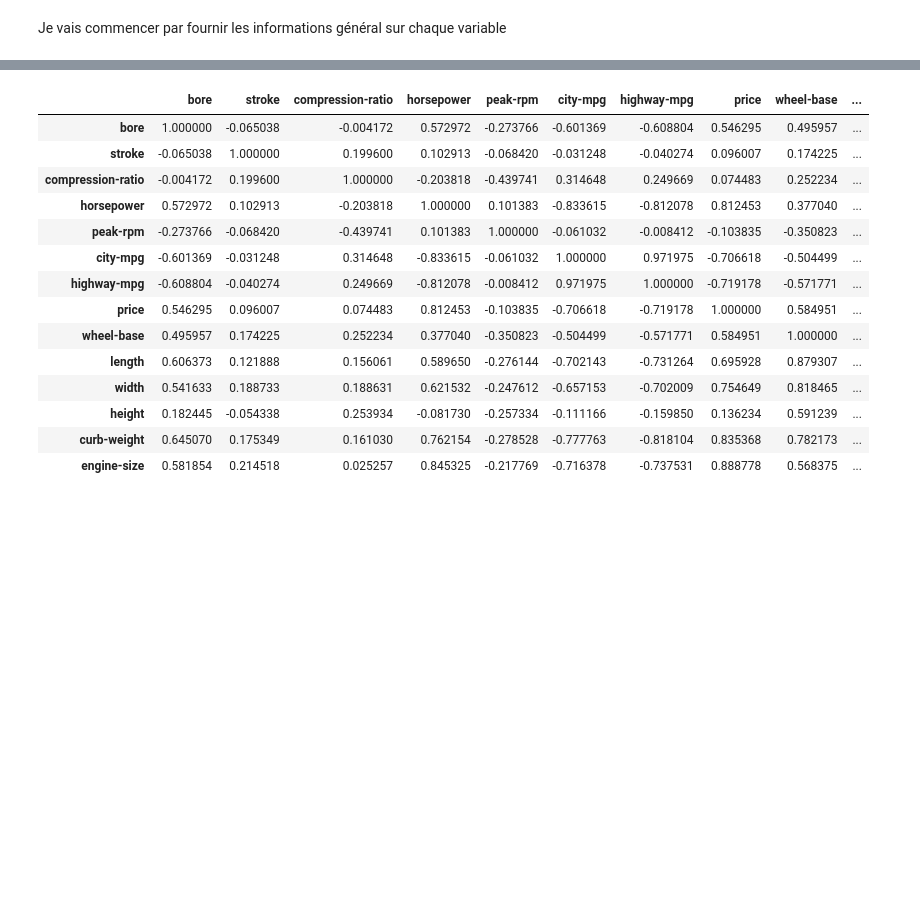
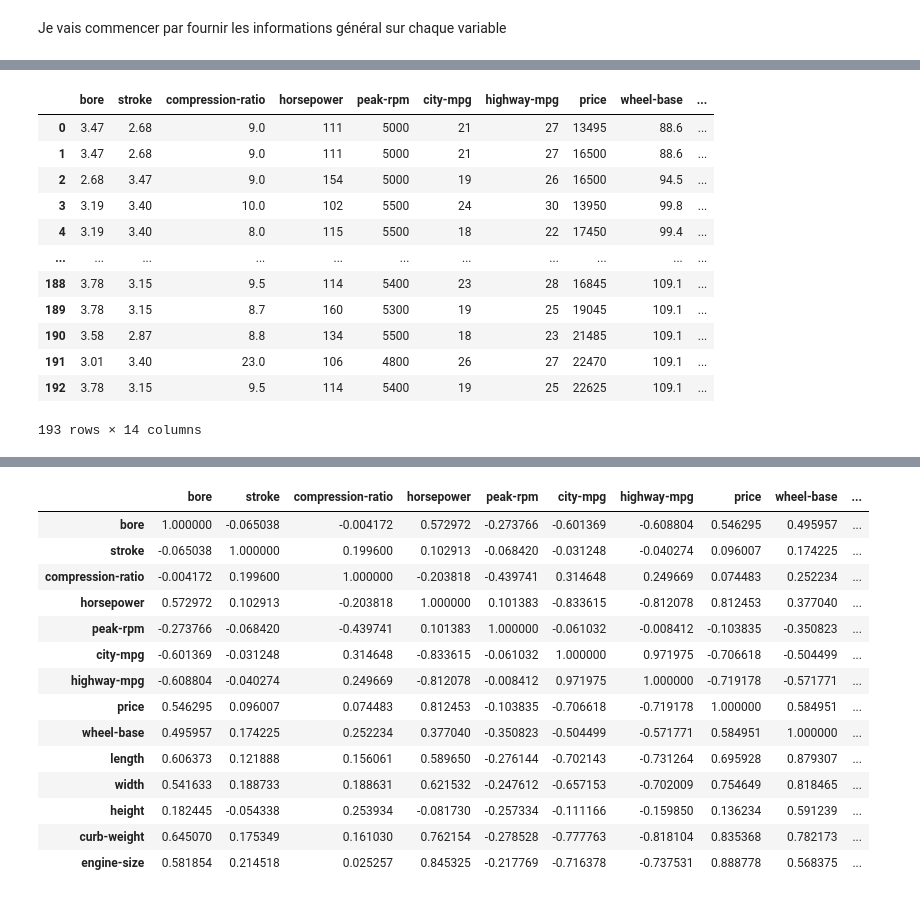
Before and after one commit to YoussefSA2/Projet_Data, a Jupyter notebook: Projet.ipynb, the cells around one changed output, grey strips where cells are left out. Cells and saved outputs as stored; diff of their text form; code cells hidden in the pictures; blank space fills up the shorter version.

```diff
--- a/Projet.ipynb
+++ b/Projet.ipynb
@@ -86,0 +95,16 @@ ____________________________________________________________________________
+# %%
+dataset[quanti]
+# %% [output]
+|  | bore | stroke | compression-ratio | horsepower | peak-rpm | city-mpg | highway-mpg | price | wheel-base | ... |
+| 0 | 3.47 | 2.68 | 9.0 | 111 | 5000 | 21 | 27 | 13495 | 88.6 | ... |
+| 1 | 3.47 | 2.68 | 9.0 | 111 | 5000 | 21 | 27 | 16500 | 88.6 | ... |
+| 2 | 2.68 | 3.47 | 9.0 | 154 | 5000 | 19 | 26 | 16500 | 94.5 | ... |
+| 3 | 3.19 | 3.40 | 10.0 | 102 | 5500 | 24 | 30 | 13950 | 99.8 | ... |
+| 4 | 3.19 | 3.40 | 8.0 | 115 | 5500 | 18 | 22 | 17450 | 99.4 | ... |
+| ... | ... | ... | ... | ... | ... | ... | ... | ... | ... | ... |
+| 188 | 3.78 | 3.15 | 9.5 | 114 | 5400 | 23 | 28 | 16845 | 109.1 | ... |
+| 189 | 3.78 | 3.15 | 8.7 | 160 | 5300 | 19 | 25 | 19045 | 109.1 | ... |
+| 190 | 3.58 | 2.87 | 8.8 | 134 | 5500 | 18 | 23 | 21485 | 109.1 | ... |
+| 191 | 3.01 | 3.40 | 23.0 | 106 | 4800 | 26 | 27 | 22470 | 109.1 | ... |
+| 192 | 3.78 | 3.15 | 9.5 | 114 | 5400 | 19 | 25 | 22625 | 109.1 | ... |
+193 rows × 14 columns
```
Also changed, not shown: parts of 27 cells of this notebook.
